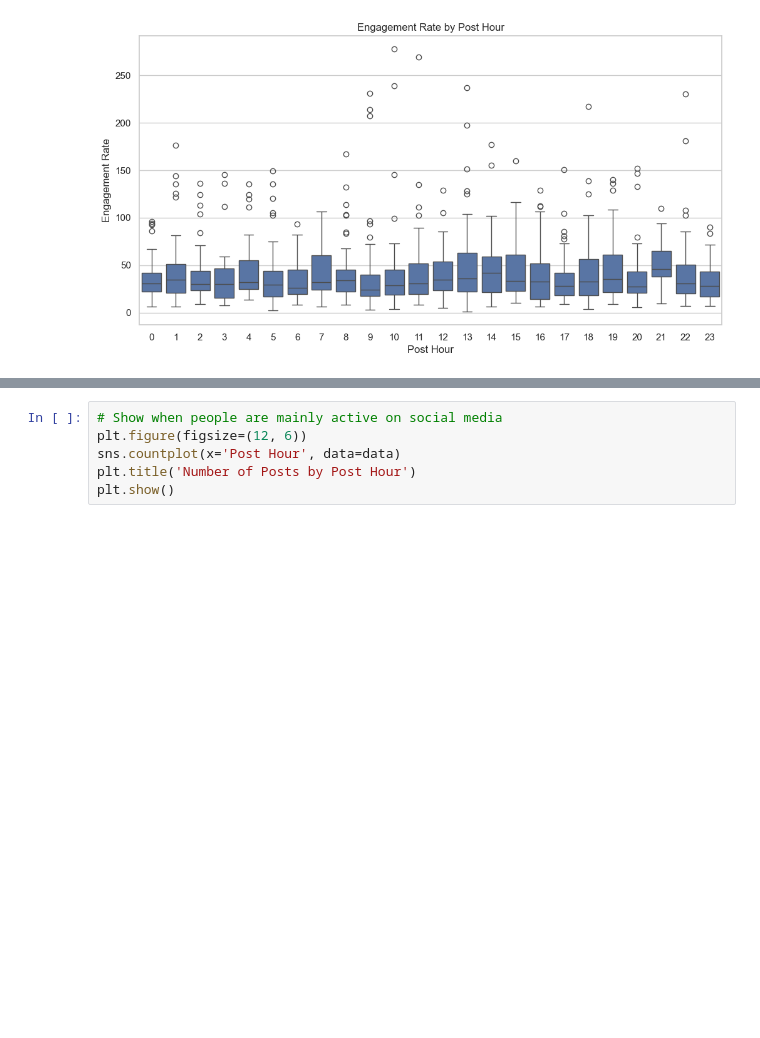
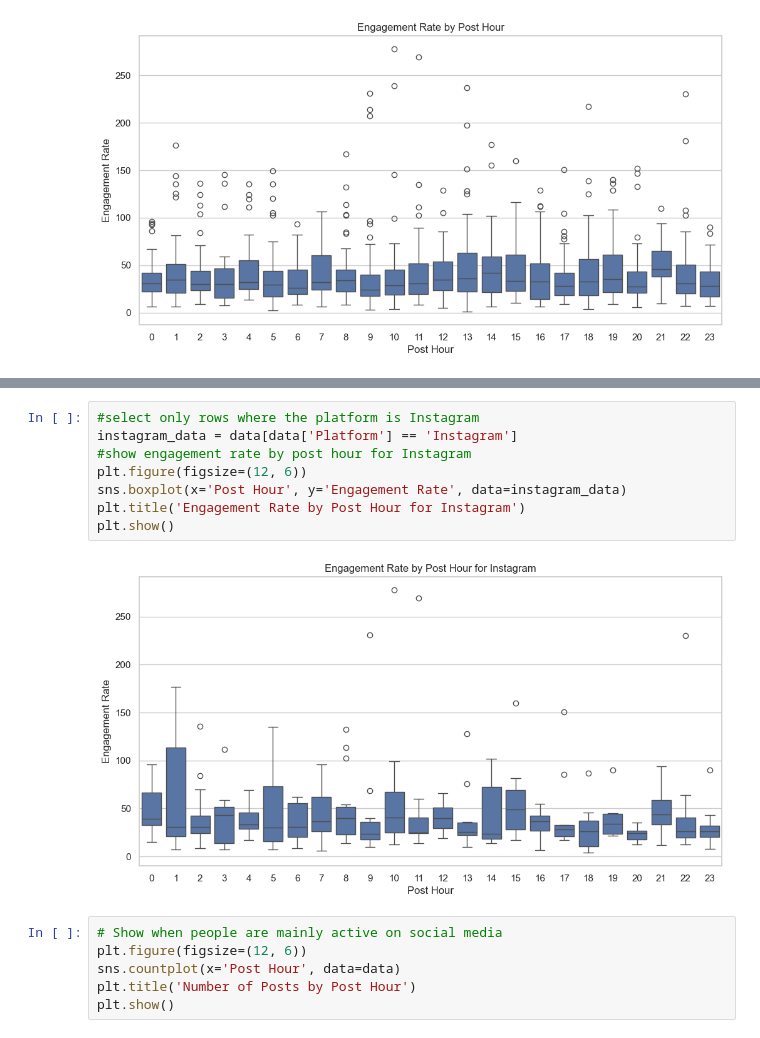
Before and after one commit to polymons/Deep-Learning-Experiments, a Jupyter notebook: social-media-engagement.ipynb, the cells around one changed output, grey strips where cells are left out. Drawn from its saved outputs; the diff is of its cells as text; blank space fills up the shorter version.

```diff
--- a/social-media-engagement.ipynb
+++ b/social-media-engagement.ipynb
@@ -105,3 +119,13 @@ plt.show()
+# %%
+#select only rows where the platform is Instagram
+instagram_data = data[data['Platform'] == 'Instagram']
+#show engagement rate by post hour for Instagram
+plt.figure(figsize=(12, 6))
+sns.boxplot(x='Post Hour', y='Engagement Rate', data=instagram_data)
+plt.title('Engagement Rate by Post Hour for Instagram')
+plt.show()
+# %% [output]
+[figure, added]
 # %%
 # Show when people are mainly active on social media
 plt.figure(figsize=(12, 6))
```
Also changed, not shown: parts of 8 cells of this notebook.
